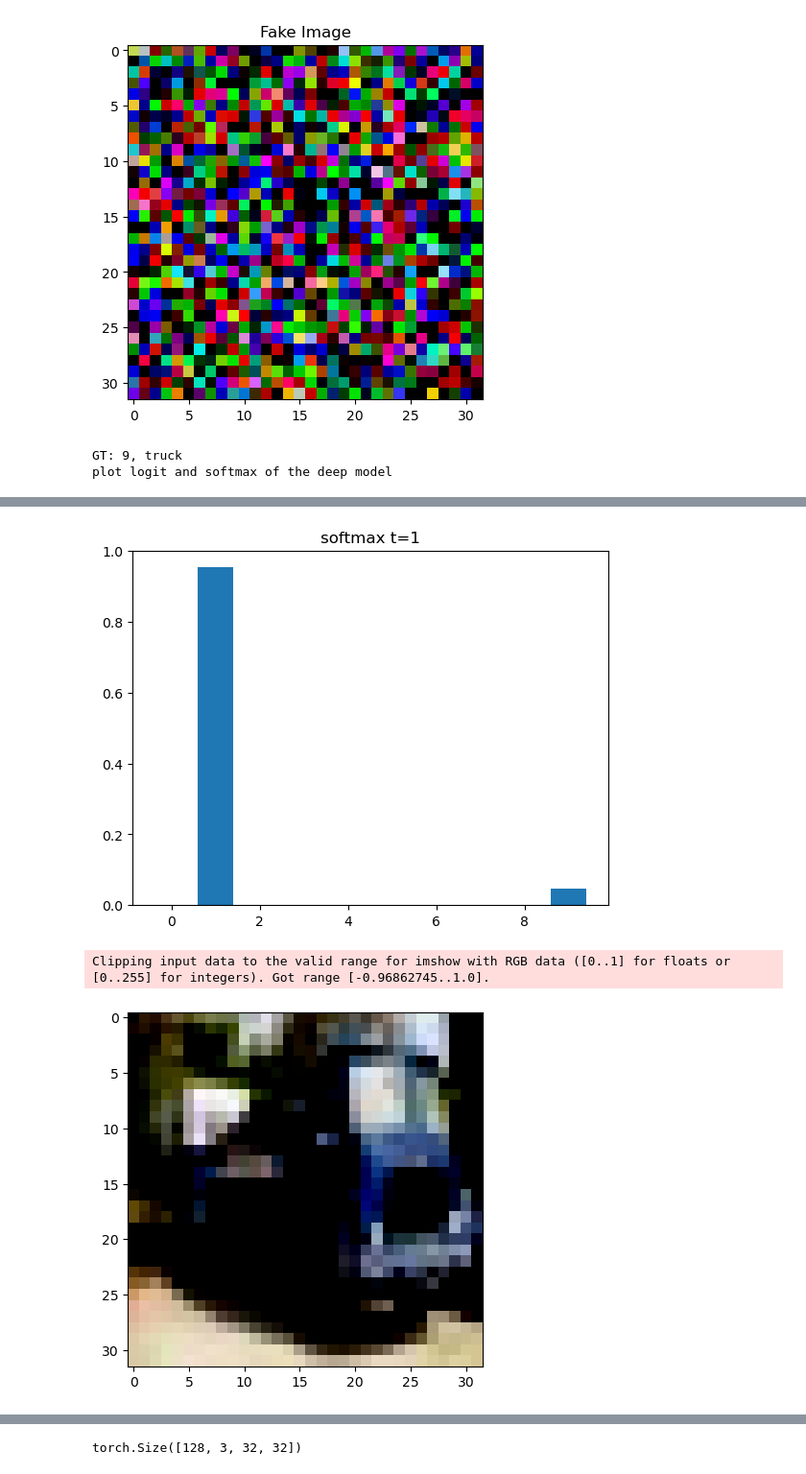
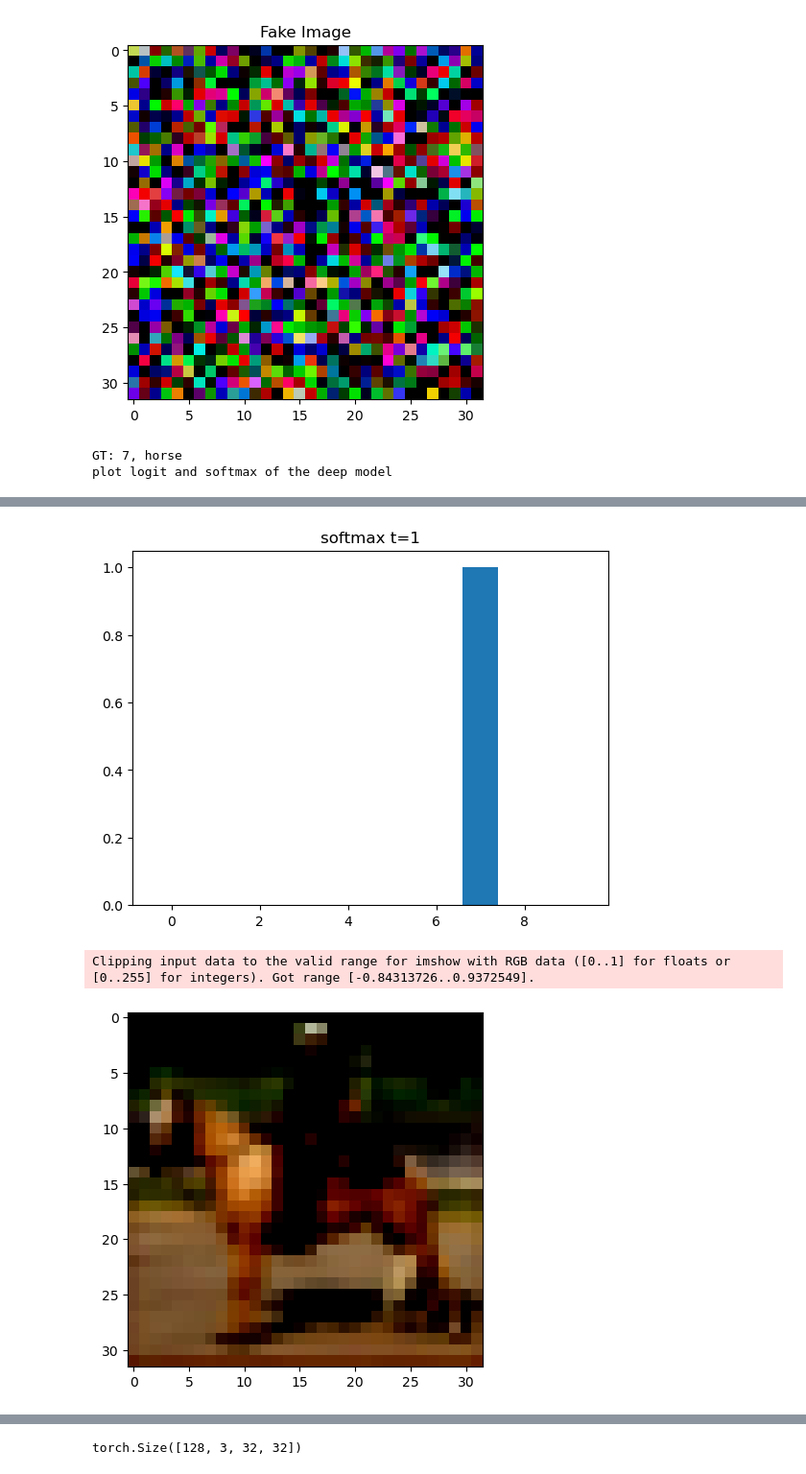
Before and after one commit to eledaveri/DLALabs, a Jupyter notebook: Lab4/Lab4_OOD_2025.ipynb, the cells around one changed output, grey strips where cells are left out. Shown: that part at 96% size. Drawn from its saved outputs; the diff is of its cells as text; code cells hidden in the pictures.

```diff
--- a/Lab4/Lab4_OOD_2025.ipynb
+++ b/Lab4/Lab4_OOD_2025.ipynb
@@ -198,5 +197,6 @@ epoch: 49, loss: 0.0233, lr: 0.0001
 # %%
 simple_model = SimpleCNN().to(device)
+optimizer = optim.AdamW(simple_model.parameters(), lr=0.0001)
 if not load_resnet and not load:
     epochs = 50
     for e in range(epochs):
@@ -440,7 +441,7 @@ Clipping input data to the valid range for imshow with RGB data ([0..1] for floa
 Clipping input data to the valid range for imshow with RGB data ([0..1] for floats or [0..255] for integers). Got range [-1.0..1.0].
 [figure]
 # %%
-#Example of logit and softmax output with real data
+#Example of logit and softmax output with real data (Deep model)
 k=random.randint(0,x.shape[0]) # kth sample of the batch
 print(f'GT: {y[k]}, {testset.classes[y[k]]}')# the label of the kth sample
 output = model(x.cuda())
@@ -456,8 +457,8 @@ plt.title(f'softmax t={T}')
 plt.show()
 
 # Plot the kth sample
-plt.imshow(x[k,:].permute(1,2,0))
+plt.imshow(x[k,:].permute(1,2,0).cpu())
 plt.show()
 # %% [output]
-GT: 9, truck
+GT: 7, horse
 plot logit and softmax of the deep model
@@ -465,4 +466,4 @@ plot logit and softmax of the deep model
-[figure, old version]
+[figure, new version]
-Clipping input data to the valid range for imshow with RGB data ([0..1] for floats or [0..255] for integers). Got range [-0.96862745..1.0].
+Clipping input data to the valid range for imshow with RGB data ([0..1] for floats or [0..255] for integers). Got range [-0.84313726..0.9372549].
-[figure, old version]
+[figure, new version]
 # %%
```
Also changed, not shown: parts of 18 cells of this notebook, 1 other file.
